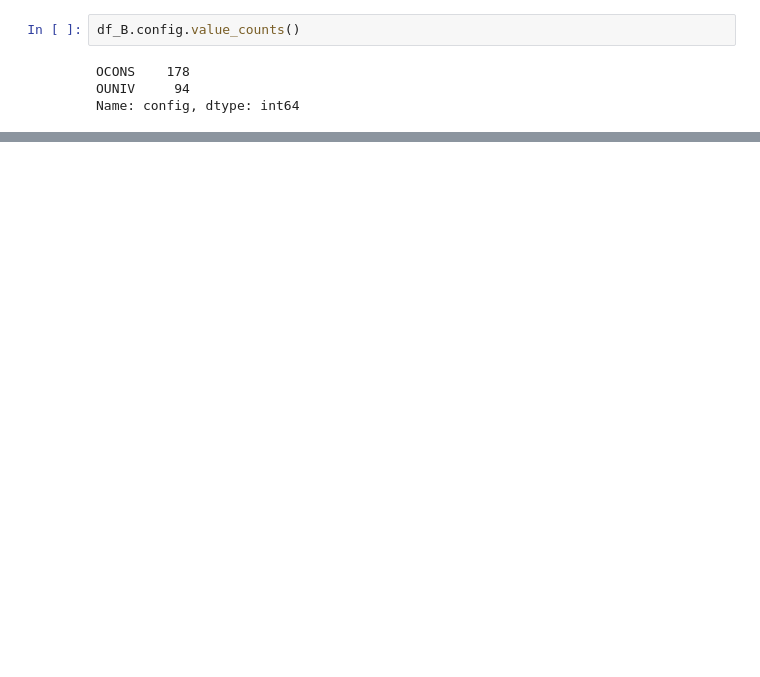
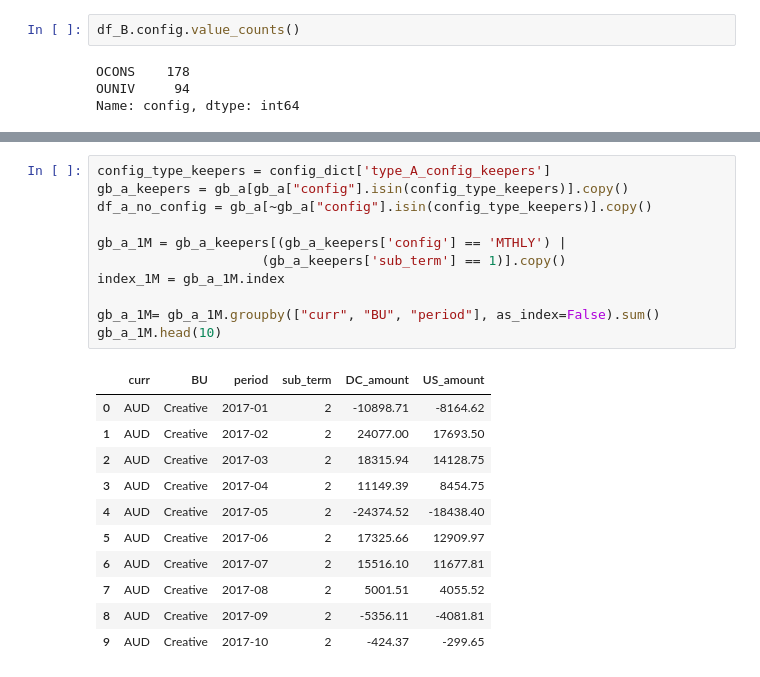
Before and after one commit to davidjsmith44/Deferred_Revenue_Forecast, a Jupyter notebook: notebooks/testing_08_05_20.ipynb, the cells around one changed output, grey strips where cells are left out. Drawn from its saved outputs; the diff is of its cells as text; blank space fills up the shorter version.

```diff
--- a/notebooks/testing_08_05_20.ipynb
+++ b/notebooks/testing_08_05_20.ipynb
@@ -1028,0 +1062,23 @@ SyntaxError: invalid syntax (<ipython-input-51-5fb110c1bdba>, line 47)
+# %%
+config_type_keepers = config_dict['type_A_config_keepers']
+gb_a_keepers = gb_a[gb_a["config"].isin(config_type_keepers)].copy()
+df_a_no_config = gb_a[~gb_a["config"].isin(config_type_keepers)].copy()
+
+gb_a_1M = gb_a_keepers[(gb_a_keepers['config'] == 'MTHLY') |
+                     (gb_a_keepers['sub_term'] == 1)].copy()
+index_1M = gb_a_1M.index
+
+gb_a_1M= gb_a_1M.groupby(["curr", "BU", "period"], as_index=False).sum()
+gb_a_1M.head(10)
+# %% [output]
+|  | curr | BU | period | sub_term | DC_amount | US_amount |
+| 0 | AUD | Creative | 2017-01 | 2 | -10898.71 | -8164.62 |
+| 1 | AUD | Creative | 2017-02 | 2 | 24077.00 | 17693.50 |
+| 2 | AUD | Creative | 2017-03 | 2 | 18315.94 | 14128.75 |
+| 3 | AUD | Creative | 2017-04 | 2 | 11149.39 | 8454.75 |
+| 4 | AUD | Creative | 2017-05 | 2 | -24374.52 | -18438.40 |
+| 5 | AUD | Creative | 2017-06 | 2 | 17325.66 | 12909.97 |
+| 6 | AUD | Creative | 2017-07 | 2 | 15516.10 | 11677.81 |
+| 7 | AUD | Creative | 2017-08 | 2 | 5001.51 | 4055.52 |
+| 8 | AUD | Creative | 2017-09 | 2 | -5356.11 | -4081.81 |
+| 9 | AUD | Creative | 2017-10 | 2 | -424.37 | -299.65 |
```
Also changed, not shown: parts of 7 cells of this notebook, 3 other files.
